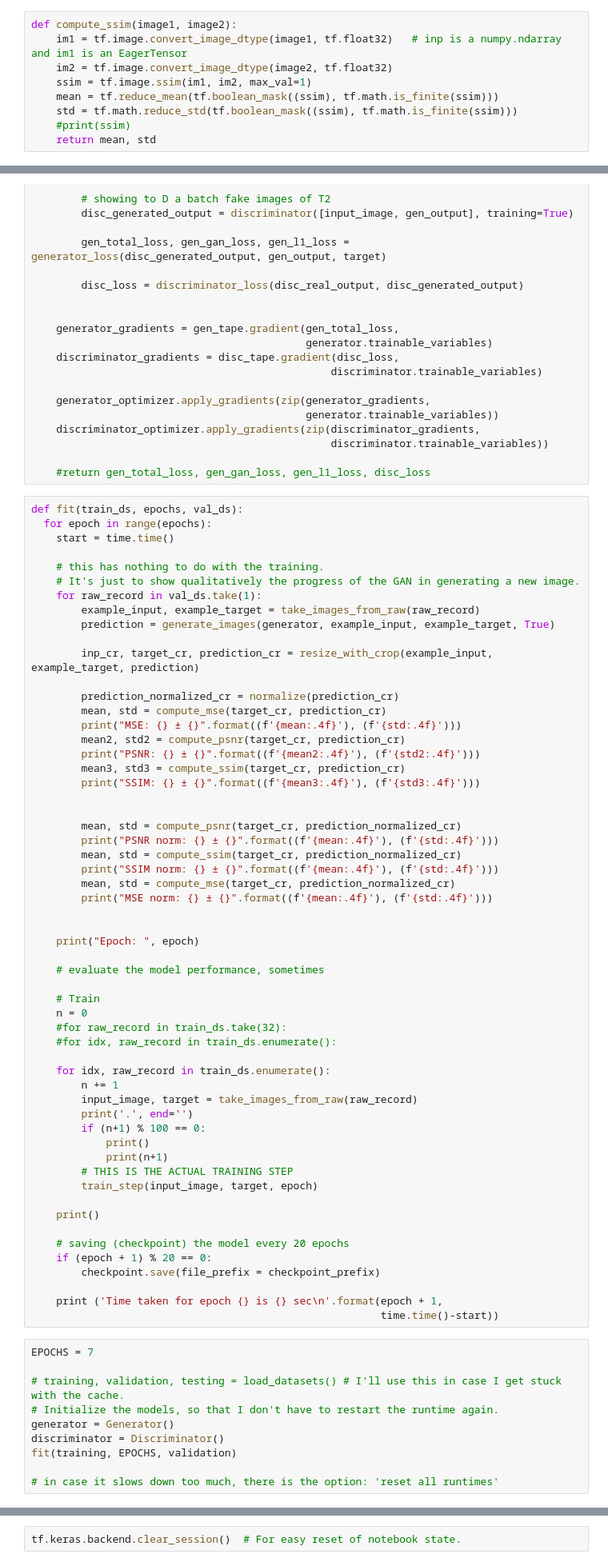
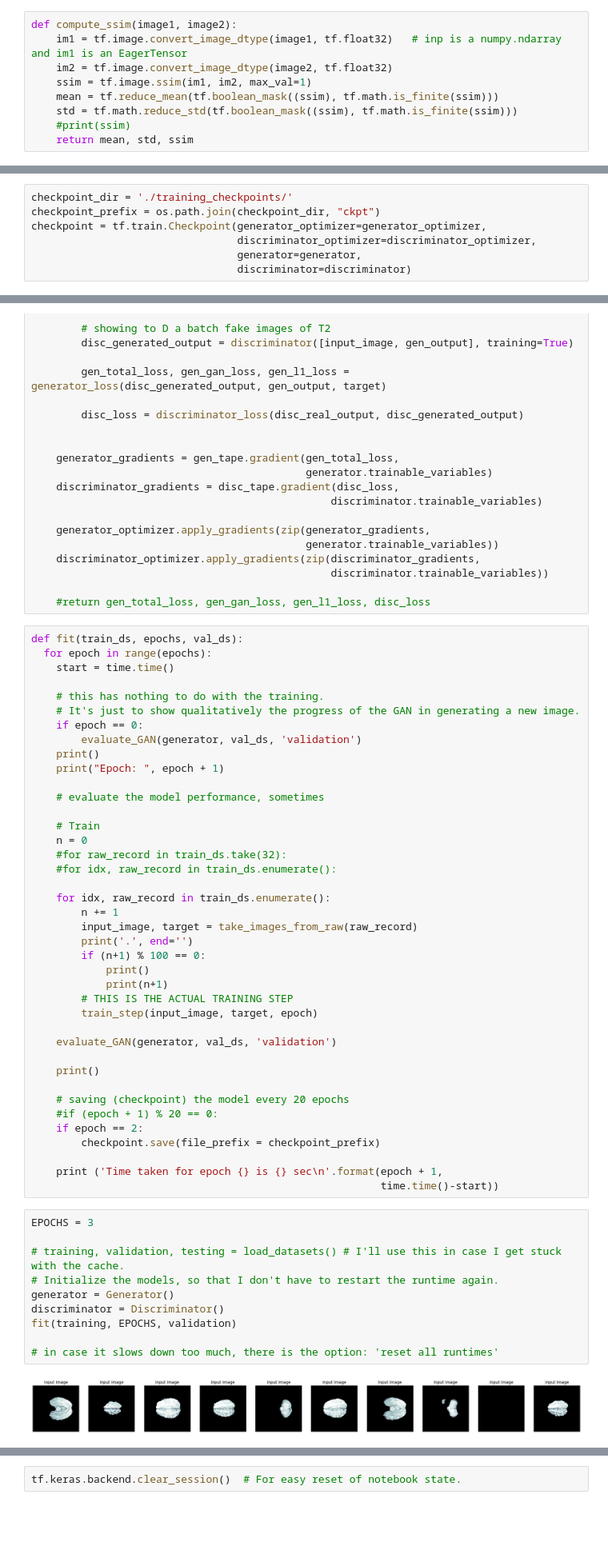
Before and after one commit to EmanuelAlogna/Brain-MRI-generation-using-GANs, a Jupyter notebook: src/MRI_generation_with_pix2pix(P2P_t2).ipynb, the cells around one changed output, grey strips where cells are left out. Shown at 80% size. Cells and saved outputs as stored; diff of their text form; blank space fills up the shorter version.

Commit message:
training performed with validation set implemented and final benchmark on test set

```diff
--- a/src/MRI_generation_with_pix2pix(P2P_t2).ipynb
+++ b/src/MRI_generation_with_pix2pix(P2P_t2).ipynb
@@ -340,5 +345,5 @@ def compute_ssim(image1, image2):
     mean = tf.reduce_mean(tf.boolean_mask((ssim), tf.math.is_finite(ssim)))
     std = tf.math.reduce_std(tf.boolean_mask((ssim), tf.math.is_finite(ssim)))
     #print(ssim)
-    return mean, std
+    return mean, std, ssim
 # %%
@@ -529,3 +547,10 @@ def discriminator_loss(disc_real_output, disc_generated_output):
 # %%
 generator_optimizer = tf.keras.optimizers.Adam(2e-4, beta_1=0.5)
 discriminator_optimizer = tf.keras.optimizers.Adam(2e-4, beta_1=0.5)
+# %%
+checkpoint_dir = './training_checkpoints/'
+checkpoint_prefix = os.path.join(checkpoint_dir, "ckpt")
+checkpoint = tf.train.Checkpoint(generator_optimizer=generator_optimizer,
+                                 discriminator_optimizer=discriminator_optimizer,
+                                 generator=generator,
+                                 discriminator=discriminator)
@@ -568,30 +646,10 @@ def fit(train_ds, epochs, val_ds):
 
     # this has nothing to do with the training.
     # It's just to show qualitatively the progress of the GAN in generating a new image.
-    for raw_record in val_ds.take(1):
-        example_input, example_target = take_images_from_raw(raw_record)
-        prediction = generate_images(generator, example_input, example_target, True)
-
-        inp_cr, target_cr, prediction_cr = resize_with_crop(example_input, example_target, prediction)
-
-        prediction_normalized_cr = normalize(prediction_cr)
-        mean, std = compute_mse(target_cr, prediction_cr)
-        print("MSE: {} ± {}".format((f'{mean:.4f}'), (f'{std:.4f}')))
-        mean2, std2 = compute_psnr(target_cr, prediction_cr)
-        print("PSNR: {} ± {}".format((f'{mean2:.4f}'), (f'{std2:.4f}')))
-        mean3, std3 = compute_ssim(target_cr, prediction_cr)
-        print("SSIM: {} ± {}".format((f'{mean3:.4f}'), (f'{std3:.4f}')))
-
-
-        mean, std = compute_psnr(target_cr, prediction_normalized_cr)
-        print("PSNR norm: {} ± {}".format((f'{mean:.4f}'), (f'{std:.4f}')))
-        mean, std = compute_ssim(target_cr, prediction_normalized_cr)
-        print("SSIM norm: {} ± {}".format((f'{mean:.4f}'), (f'{std:.4f}')))
-        mean, std = compute_mse(target_cr, prediction_normalized_cr)
-        print("MSE norm: {} ± {}".format((f'{mean:.4f}'), (f'{std:.4f}')))
-
-
-    print("Epoch: ", epoch)
+    if epoch == 0:
+        evaluate_GAN(generator, val_ds, 'validation')
+    print()
+    print("Epoch: ", epoch + 1)
 
     # evaluate the model performance, sometimes
 
@@ -610,22 +668,26 @@ def fit(train_ds, epochs, val_ds):
         # THIS IS THE ACTUAL TRAINING STEP
         train_step(input_image, target, epoch)
 
+    evaluate_GAN(generator, val_ds, 'validation')
+
     print()
 
     # saving (checkpoint) the model every 20 epochs
-    if (epoch + 1) % 20 == 0:
+    #if (epoch + 1) % 20 == 0:
+    if epoch == 2:
         checkpoint.save(file_prefix = checkpoint_prefix)
 
     print ('Time taken for epoch {} is {} sec\n'.format(epoch + 1,
                                                         time.time()-start))
 # %%
-EPOCHS = 7
+EPOCHS = 3
 
 # training, validation, testing = load_datasets() # I'll use this in case I get stuck with the cache.
 # Initialize the models, so that I don't have to restart the runtime again.
 generator = Generator()
 discriminator = Discriminator()
 fit(training, EPOCHS, validation)
 
 # in case it slows down too much, there is the option: 'reset all runtimes'
 # %% [output]
+[figure, new version]
```
Also changed, not shown: parts of 23 cells of this notebook.
